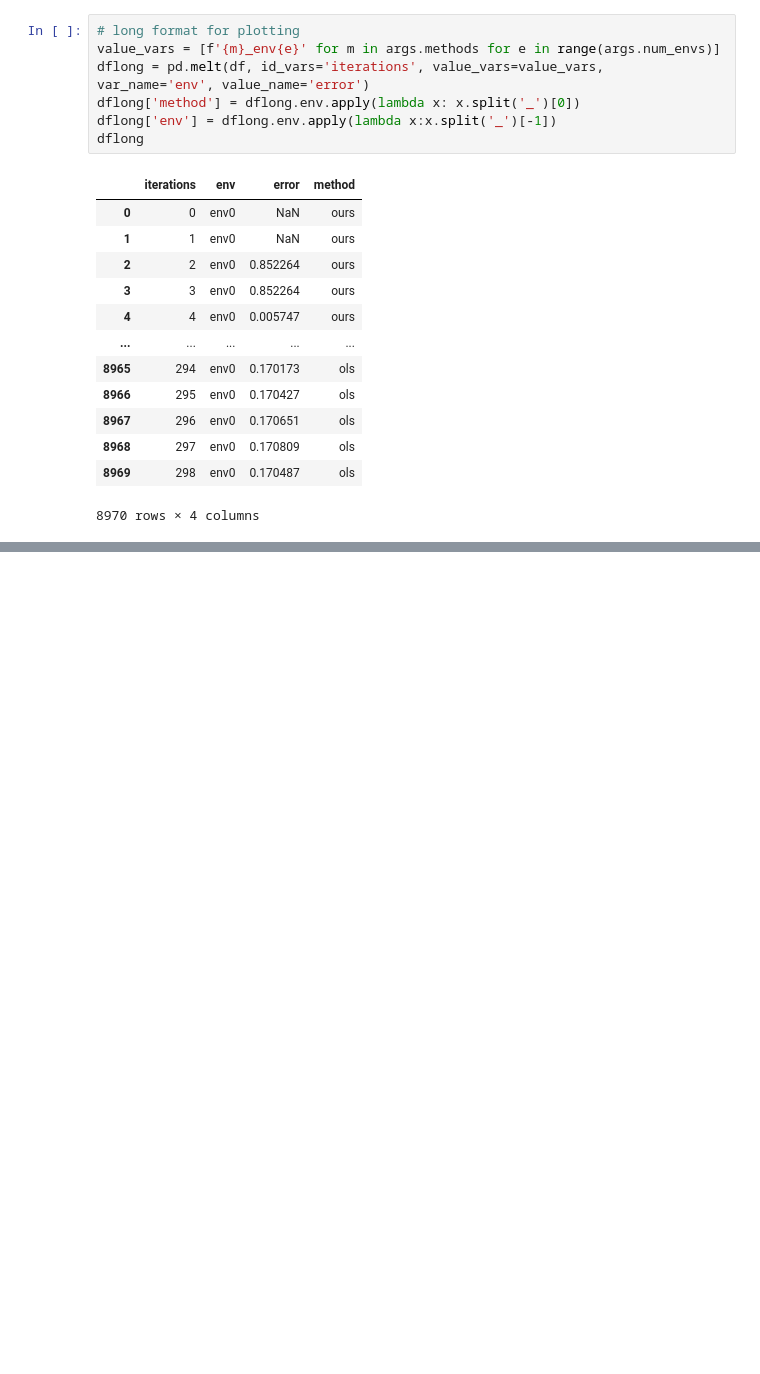
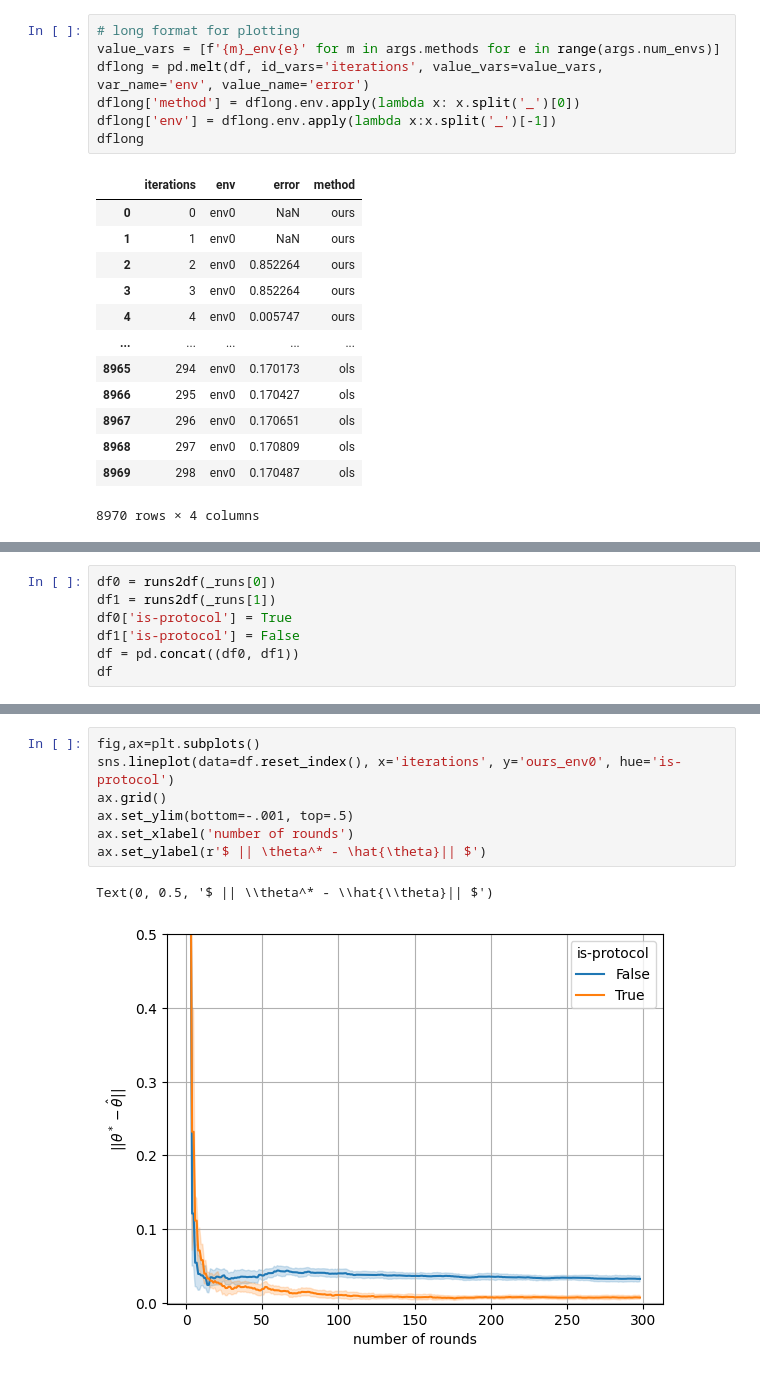
Before and after one commit to muneebaadil/strategic-instrumental-variable-regression, a Jupyter notebook: experiments.ipynb, the cells around one changed output, grey strips where cells are left out. Drawn from its saved outputs; the diff is of its cells as text; blank space fills up the shorter version.

```diff
--- a/experiments.ipynb
+++ b/experiments.ipynb
@@ -264,0 +236,7 @@ plt.savefig('figures/protocol.pdf')
+# %%
+df0 = runs2df(_runs[0])
+df1 = runs2df(_runs[1])
+df0['is-protocol'] = True
+df1['is-protocol'] = False
+df = pd.concat((df0, df1))
+df
@@ -264,0 +257,10 @@ plt.savefig('figures/protocol.pdf')
+# %%
+fig,ax=plt.subplots()
+sns.lineplot(data=df.reset_index(), x='iterations', y='ours_env0', hue='is-protocol')
+ax.grid()
+ax.set_ylim(bottom=-.001, top=.5)
+ax.set_xlabel('number of rounds')
+ax.set_ylabel(r'$ || \theta^* - \hat{\theta}|| $')
+# %% [output]
+Text(0, 0.5, '$ || \\theta^* - \\hat{\\theta}|| $')
+[figure, added]
```
Also changed, not shown: parts of 15 cells of this notebook, 1 other file.
